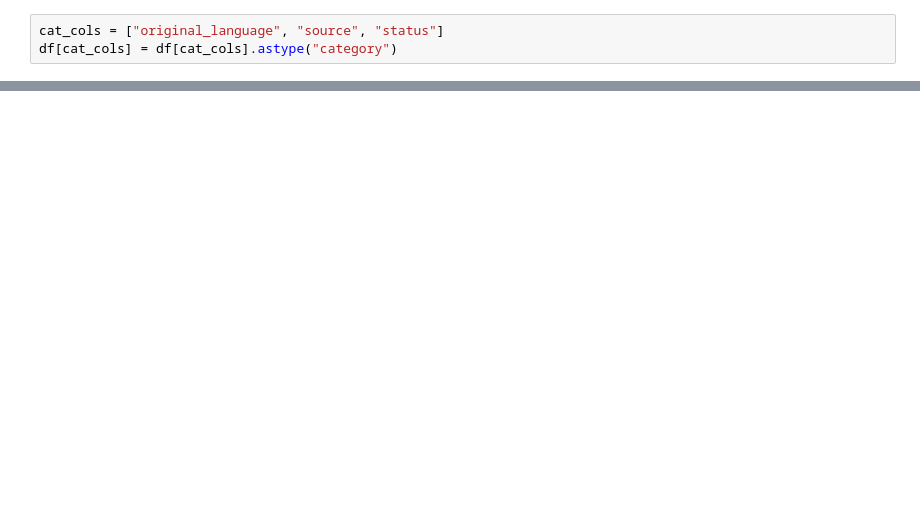
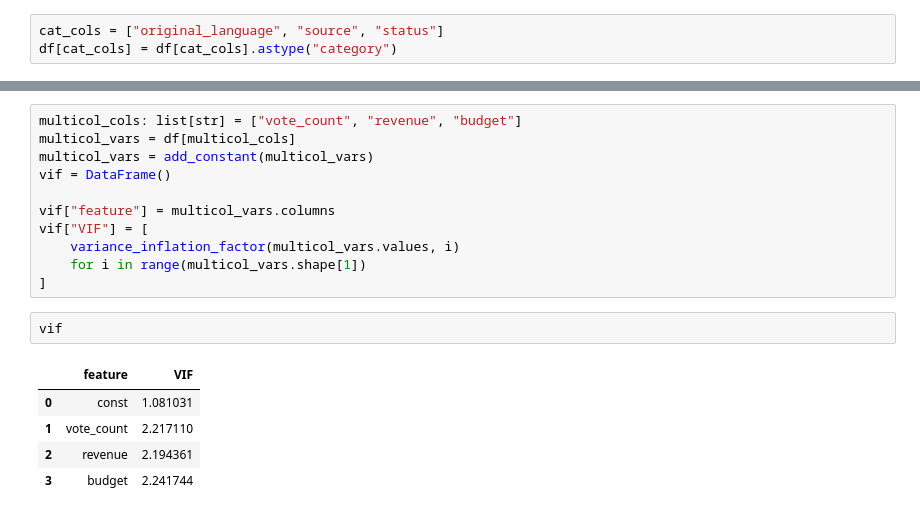
Before and after one commit to juan-gomezj4/ml-movie-recommender, a Jupyter notebook: notebooks/3-analysis/bivariate_data_analysis.ipynb, the cells around one changed output, grey strips where cells are left out. Drawn from its saved outputs; the diff is of its cells as text; blank space fills up the shorter version.

```diff
--- a/notebooks/3-analysis/bivariate_data_analysis.ipynb
+++ b/notebooks/3-analysis/bivariate_data_analysis.ipynb
@@ -62,0 +127,19 @@ Name: genres, Length: 8000, dtype: object
+# %%
+multicol_cols: list[str] = ["vote_count", "revenue", "budget"]
+multicol_vars = df[multicol_cols]
+multicol_vars = add_constant(multicol_vars)
+vif = DataFrame()
+
+vif["feature"] = multicol_vars.columns
+vif["VIF"] = [
+    variance_inflation_factor(multicol_vars.values, i)
+    for i in range(multicol_vars.shape[1])
+]
+# %%
+vif
+# %% [output]
+|  | feature | VIF |
+| 0 | const | 1.081031 |
+| 1 | vote_count | 2.217110 |
+| 2 | revenue | 2.194361 |
+| 3 | budget | 2.241744 |
```
Also changed, not shown: parts of 22 cells of this notebook.
